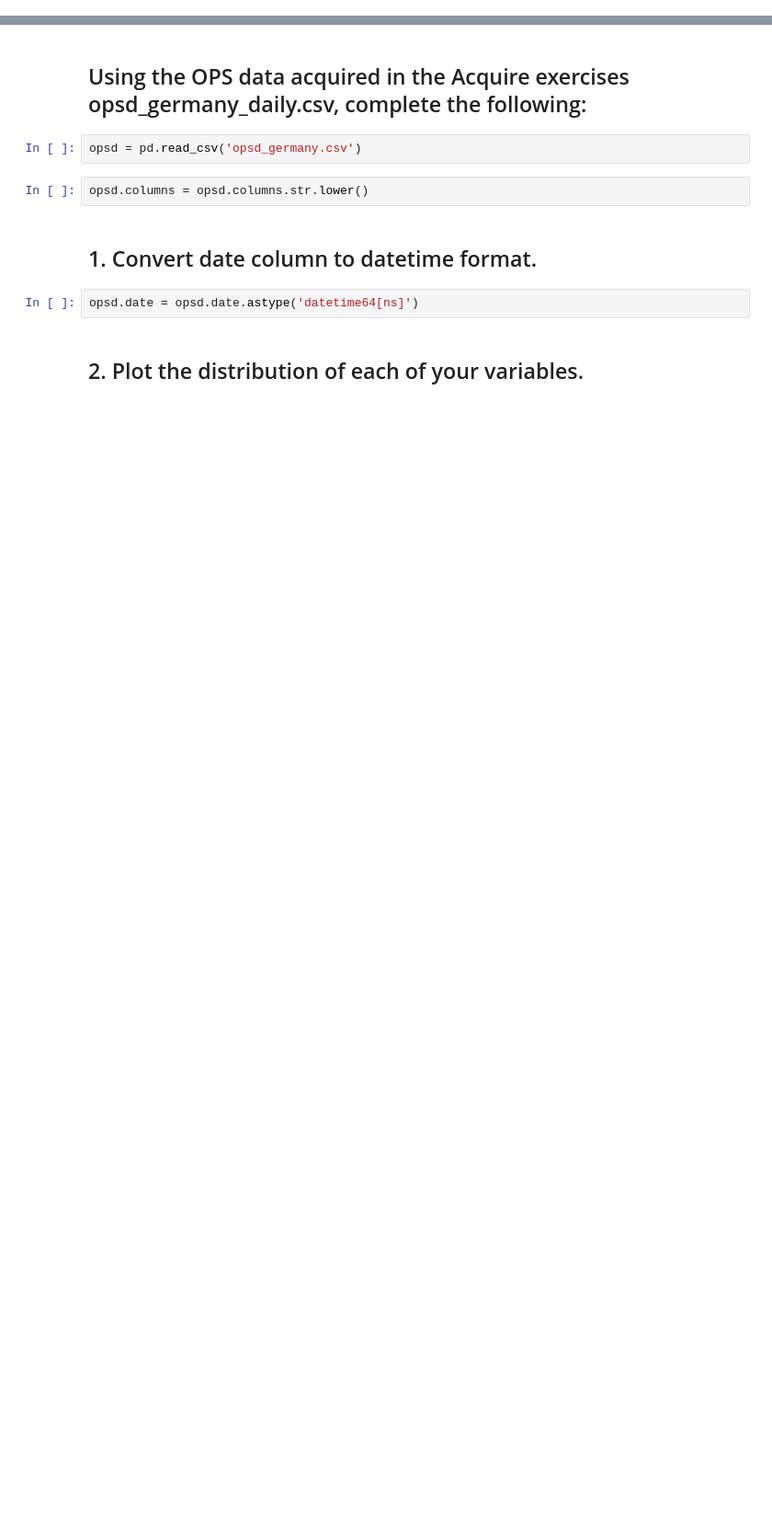
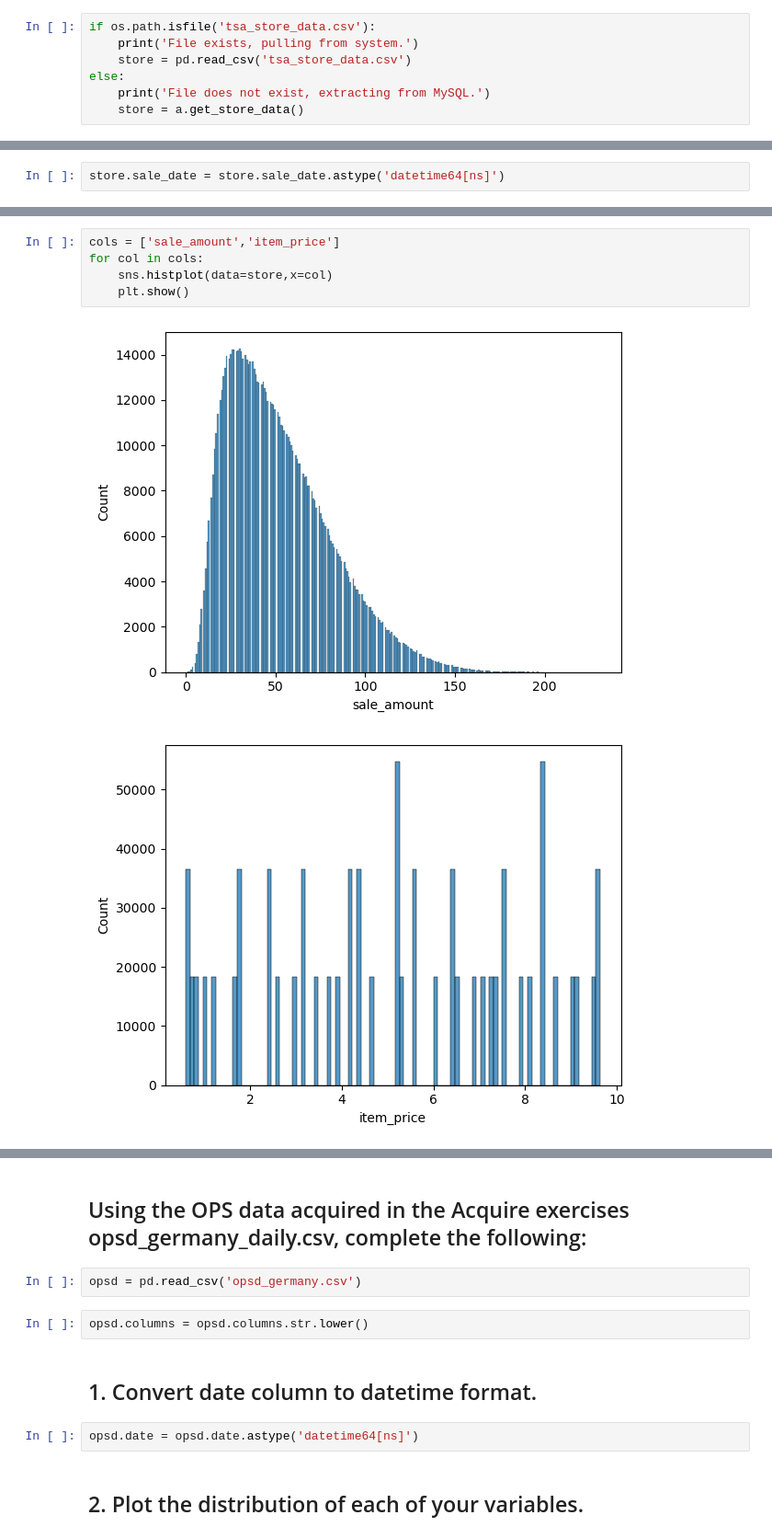
Before and after one commit to jeremiah-toribio/time-series-exercises, a Jupyter notebook: prepare.ipynb, the cells around one changed output, grey strips where cells are left out. Shown at 92% size. Saved outputs shown, nothing was run; the diff lists cells and outputs as text; blank space fills up the shorter version.

```diff
--- a/prepare.ipynb
+++ b/prepare.ipynb
@@ -13,0 +16,7 @@ warnings.filterwarnings("ignore")
+# %%
+if os.path.isfile('tsa_store_data.csv'):
+    print('File exists, pulling from system.')
+    store = pd.read_csv('tsa_store_data.csv')
+else:
+    print('File does not exist, extracting from MySQL.')
+    store = a.get_store_data()
@@ -13,0 +45,2 @@ warnings.filterwarnings("ignore")
+# %%
+store.sale_date = store.sale_date.astype('datetime64[ns]')
@@ -13,0 +49,8 @@ warnings.filterwarnings("ignore")
+# %%
+cols = ['sale_amount','item_price']
+for col in cols:
+    sns.histplot(data=store,x=col)
+    plt.show()
+# %% [output]
+[figure, added]
+[figure, added]
```
Also changed, not shown: parts of 15 cells of this notebook, 1 other file.
